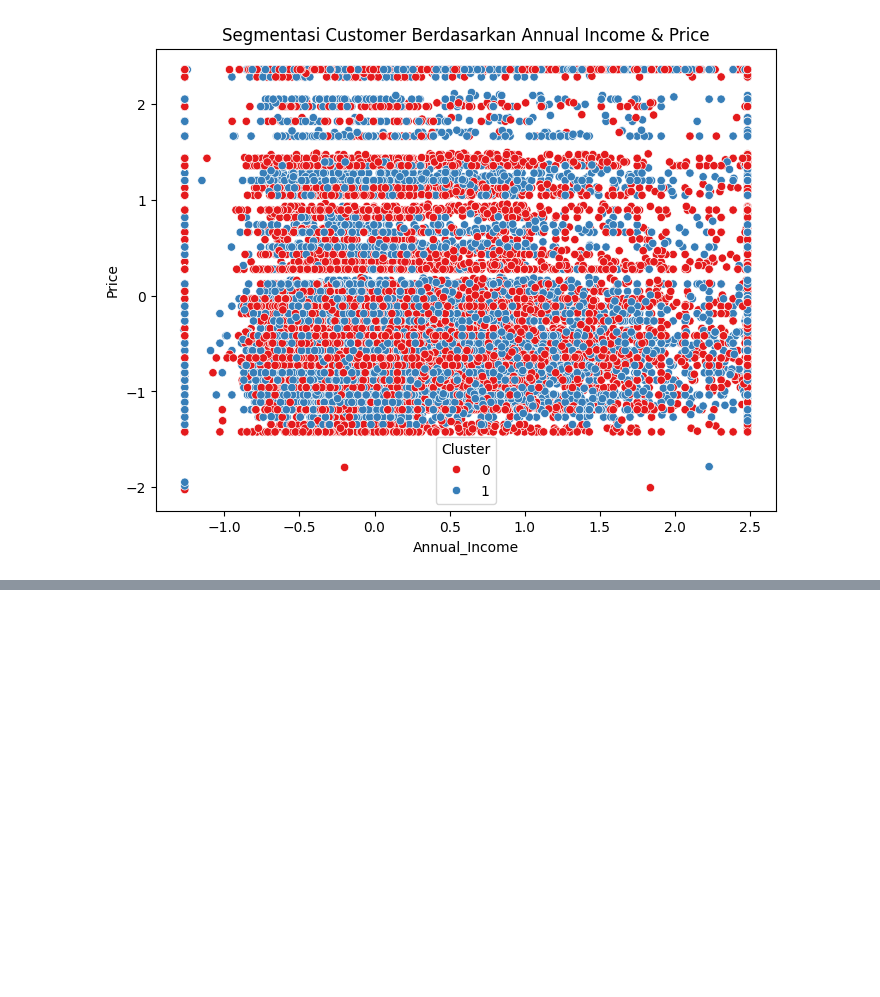
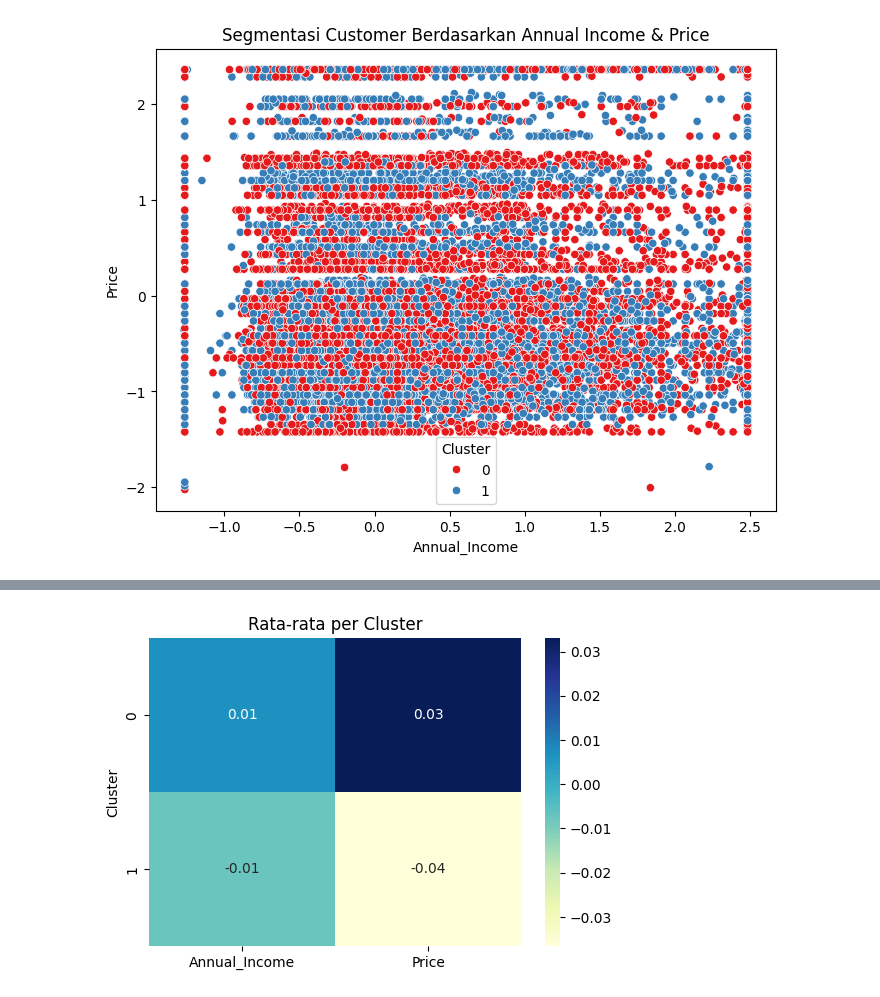
Before and after one commit to rodhipranoto/Final-Project-Data-Science---KelasWork, a Jupyter notebook: Case_Study_03_Machine_Learning.ipynb, the cells around one changed output, grey strips where cells are left out. Saved outputs shown, nothing was run; the diff lists cells and outputs as text; code cells hidden in the pictures; blank space fills up the shorter version.

```diff
--- a/Case_Study_03_Machine_Learning.ipynb
+++ b/Case_Study_03_Machine_Learning.ipynb
@@ -729,0 +699,35 @@ plt.show()
+# %%
+from sklearn.model_selection import ParameterGrid
+
+param_grid = {
+    "n_clusters": [2, 3, 4, 5, 6],
+    "init": ["k-means++", "random"],
+    "n_init": [10, 20, 50],
+    "max_iter": [300, 500]
+}
+
+results = []
+
+for params in ParameterGrid(param_grid):
+    kmeans = KMeans(
+        n_clusters=params["n_clusters"],
+        init=params["init"],
+        n_init=params["n_init"],
+        max_iter=params["max_iter"],
+        random_state=42
+    )
+    labels = kmeans.fit_predict(data_scaled)
+    score = silhouette_score(data_scaled, labels)
+    inertia = kmeans.inertia_
+
+    results.append({
+        "n_clusters": params["n_clusters"],
+        "init": params["init"],
+        "n_init": params["n_init"],
+        "max_iter": params["max_iter"],
+        "silhouette": score,
+        "inertia": inertia
+    })
+
+results_df = pd.DataFrame(results)
+display(results_df.sort_values("silhouette", ascending=False).head(10))
@@ -730 +872,9 @@ plt.show()
+# %%
+import seaborn as sns
+plt.figure(figsize=(6,4))
+sns.heatmap(cluster_summary, annot=True, cmap="YlGnBu", fmt=".2f")
+plt.title("Rata-rata per Cluster")
+plt.show()
+# %% [output]
+[figure, added]
 # %%
```
Also changed, not shown: parts of 47 cells of this notebook.
